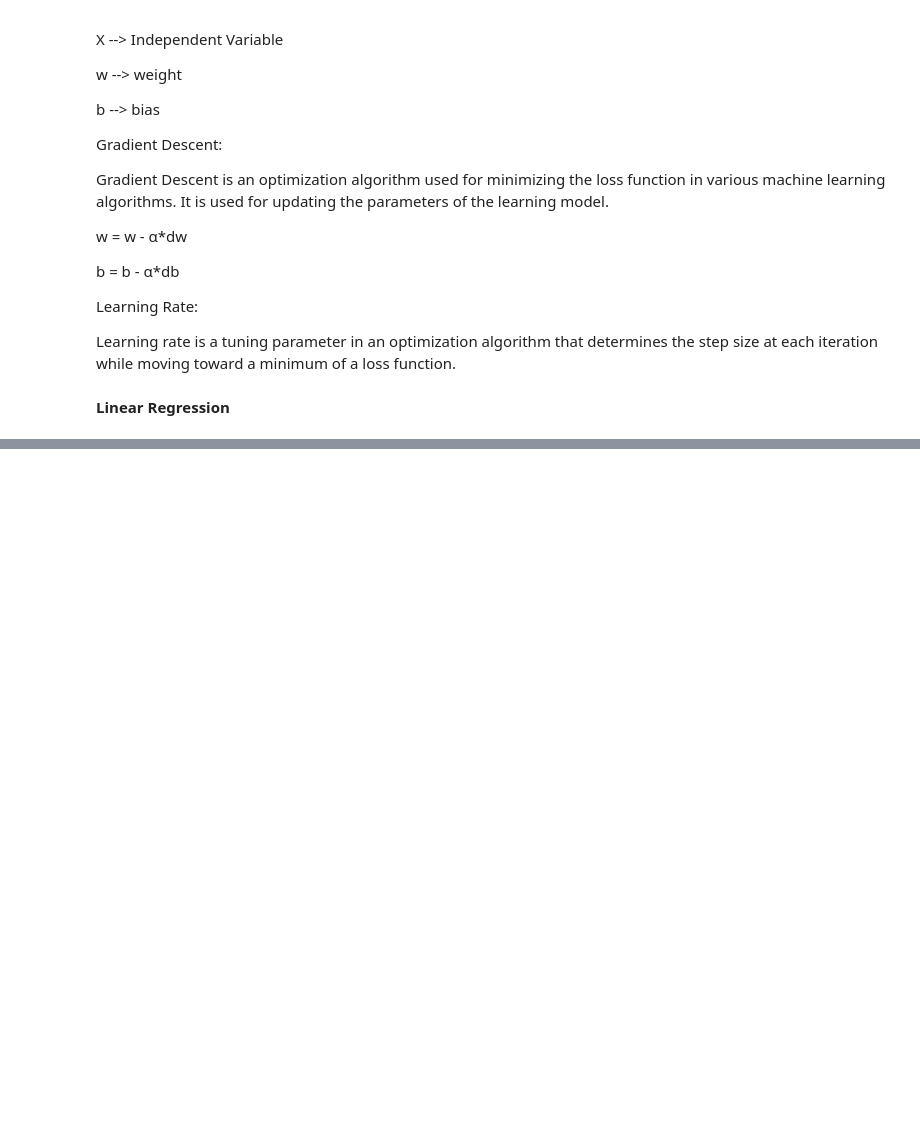
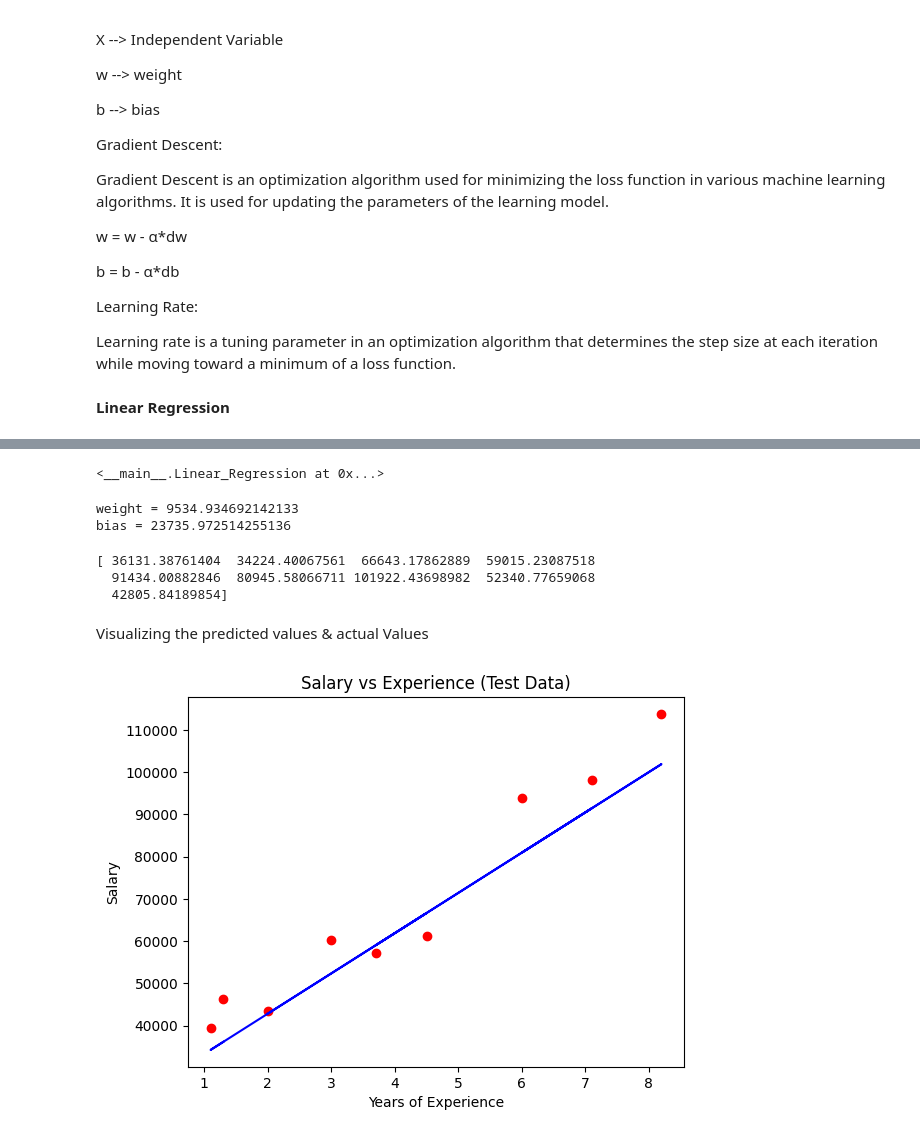
Before and after one commit to TeckHack76/Ml, a Jupyter notebook: Building_Linear_Regression_from_scratch.ipynb, the cells around one changed output, grey strips where cells are left out. Saved outputs shown, nothing was run; the diff lists cells and outputs as text; code cells hidden in the pictures; blank space fills up the shorter version.

```diff
--- a/Building_Linear_Regression_from_scratch.ipynb
+++ b/Building_Linear_Regression_from_scratch.ipynb
@@ -70,0 +155,2 @@ model = LogisticRegression()
+# %%
+X_train, X_test, Y_train, Y_test = train_test_split(X, Y, test_size=0.3, random_state=2)
@@ -70,0 +159,31 @@ model = LogisticRegression()
+# %%
+model = Linear_Regression(learning_rate=0.02, no_of_iterations=1000)
+# %%
+model.fit(X_train, Y_train)
+# %% [output]
+<__main__.Linear_Regression at 0x...>
+# %%
+print("weight =",model.weights[0])
+print("bias =",model.bias)
+# %% [output]
+weight = 9534.934692142133
+bias = 23735.972514255136
+# %%
+test_data_prediction = model.predict(X_test)
+# %%
+print(test_data_prediction)
+# %% [output]
+[ 36131.38761404  34224.40067561  66643.17862889  59015.23087518
+  91434.00882846  80945.58066711 101922.43698982  52340.77659068
+  42805.84189854]
+# %% [markdown]
+Visualizing the predicted values & actual Values
+# %%
+plt.scatter(X_test, Y_test, color='red')
+plt.plot(X_test, test_data_prediction, color='blue')
+plt.title('Salary vs Experience (Test Data)')
+plt.xlabel('Years of Experience')
+plt.ylabel('Salary')
+plt.show()
+# %% [output]
+[figure, added]
```
Also changed, not shown: parts of 11 cells of this notebook, 1 other file.
